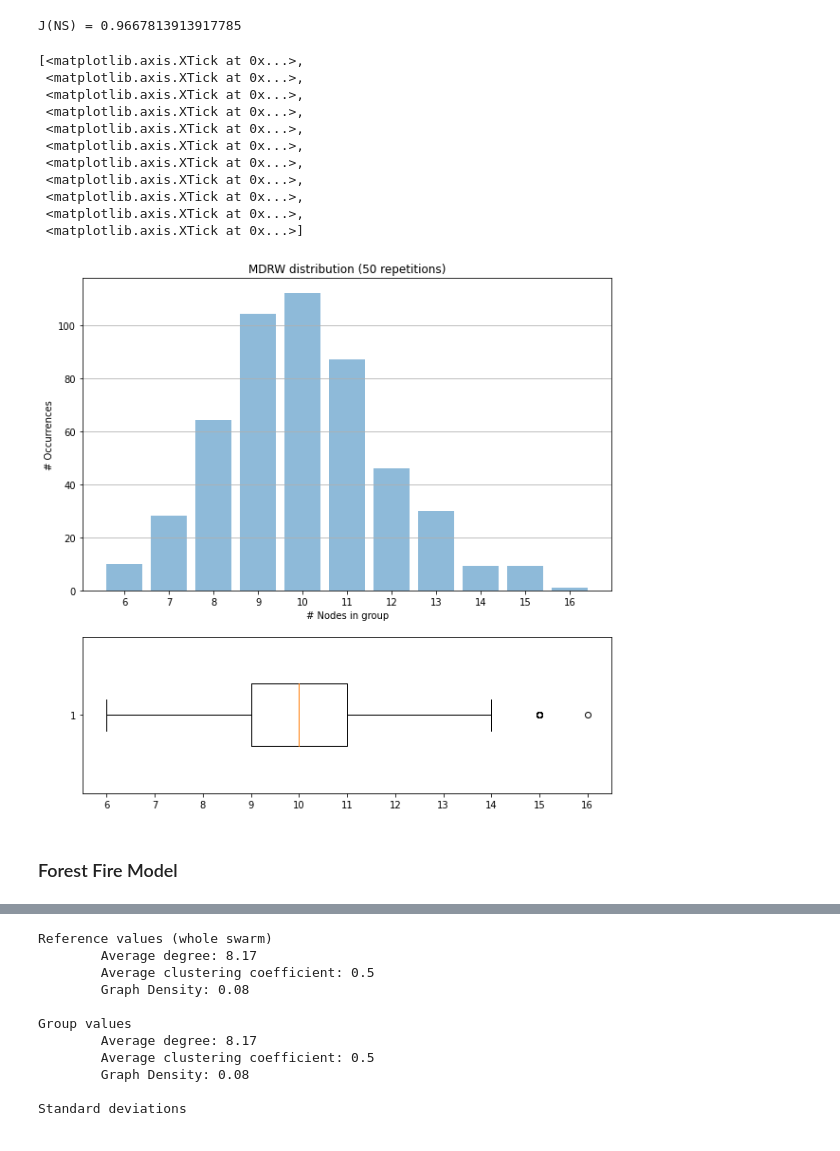
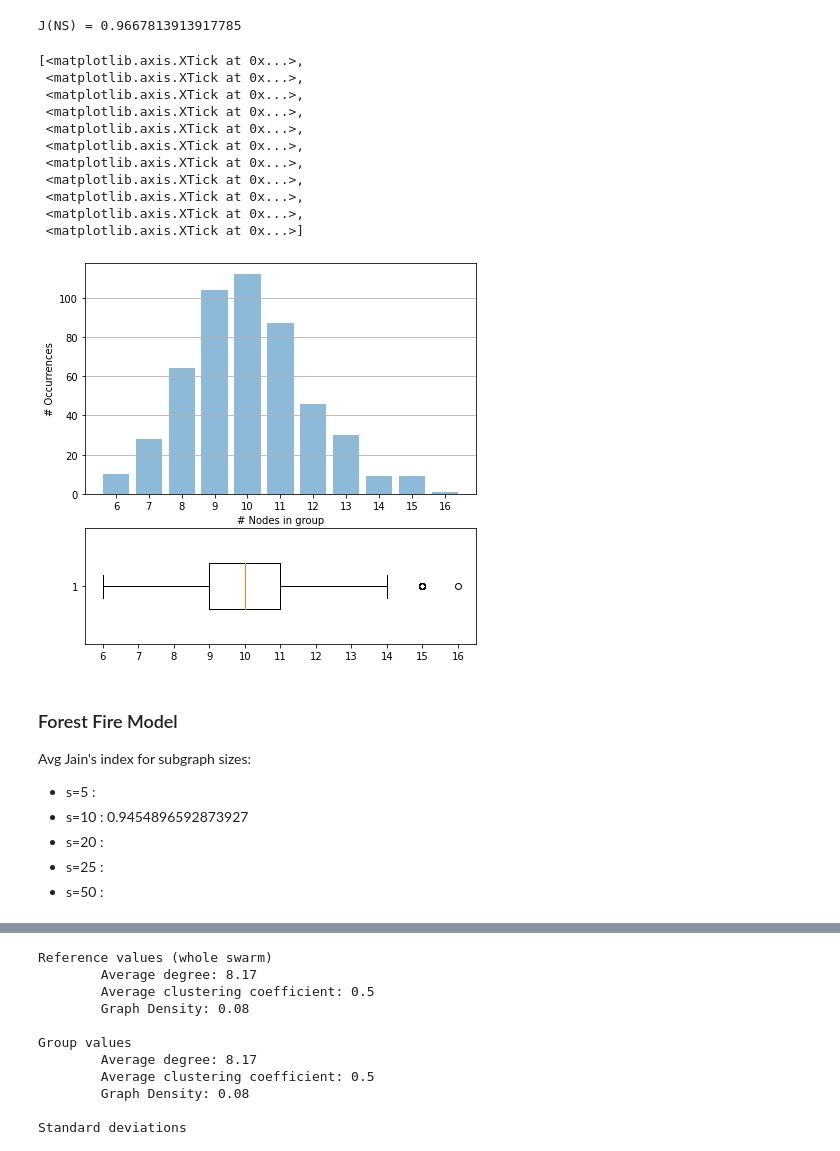
Before and after one commit to eakopyan/SwarmPy_Simulator, a Jupyter notebook: src/network_mining.ipynb, the cells around one changed output, grey strips where cells are left out. Drawn from its saved outputs; the diff is of its cells as text; code cells hidden in the pictures.

Commit message:
Nettoyage figures

```diff
--- a/src/network_mining.ipynb
+++ b/src/network_mining.ipynb
@@ -102,8 +112,3 @@ for t,swarm in swarm_topo.items():
         neighbor_matrix = sw.neighbor_matrix()
         swarms.append(sw)
     group_swarms_rns[t] = swarms
-
-for sw in group_swarms_rns[0]:
-    print(sw)
-    if sw.nodes:
-        print('Group ID:', sw.nodes[0].group)
@@ -201,3 +203,14 @@ Variation coefficients
         AD: 0.2201
         ACC: 0.11
         GD: 0.2957
+# %%
+group_diameters = []
+
+for group_id in clist:
+    with tqdm(total=len(swarm_topo.keys()), desc='Group '+str(group_id)) as pbar:
+        for t,swarm in swarm_topo.items():
+            group_diameters.append(swarm.diameter(group_swarms_rns[t][group_id])[2]-1)
+            pbar.update(1)
+
+avg_dia = np.mean(group_diameters)
+std_dia = np.std(group_diameters)
@@ -203,0 +221,11 @@ Variation coefficients
+# %%
+network_sizes = []
+
+with tqdm(total=len(groups.keys()), desc='Network size') as pbar:
+    for t, comm_data in groups.items(): # comm_data = Dict(comm_id:list(count)), groups = Dict(timestamp:comm_data)
+        network_sizes.extend([e for distribs in comm_data.values() for e in distribs])
+        pbar.update()
+
+avg_ns = np.mean(network_sizes)
+std_ns = np.std(network_sizes)
+print(avg_ns, std_ns)
@@ -349,5 +395,5 @@ ax.set_xticks(x_pos)
 # %%
-group_ids = range(10) # List of group IDs
+group_ids = range(20) # List of group IDs
 sf = 50 # Number of repetitions
 
 groups_mdrw = {} # Dict(timestamp:comm_data)
@@ -357,10 +403,9 @@ with tqdm(total=len(swarm_topo.keys()), desc='MDRW') as pbar:
         comm_data = {} # Dict(comm_id:list(count))
         for i in group_ids:
             comm_data[i] = []
-        comm_data[-1] = [] # Possible unassigned nodes
 
         for i in range(sf*t, sf*(t+1)):
-            swarm.MDRW(s=i)
+            swarm.MDRW(n=len(group_ids), s=i)
             communities = [n.group for n in swarm.nodes]
             distrib = Counter(communities)
             for k in comm_data.keys():
@@ -591,38 +652,44 @@ print('J(NS) =', J(1.8536450577173613/10.0))
 J(NS) = 0.9667813913917785
 # %%
 # Build the plot
-fig, axes = plt.subplots(nrows=2, figsize=(10,10), gridspec_kw={'height_ratios': [2, 1]})
+fig, axes = plt.subplots(nrows=2, figsize=(7,7), gridspec_kw={'height_ratios': [2, 1]})
 ax = axes[0] # Plot bar distribution
 ax.bar(x_pos, data,
        align='center',
        alpha=0.5)
 ax.set_xlabel('# Nodes in group')
 ax.set_ylabel('# Occurrences')
 ax.set_xticks(x_pos)
 ax.set_xticklabels(x_pos)
-ax.set_title('MDRW distribution (50 repetitions)')
+#ax.set_title('MDRW distribution (50 repetitions)')
 ax.yaxis.grid(True)
 
 ax = axes[1] # Boxplot distribution
 ax.boxplot(sorted(distrib.elements()),
            widths=0.4,
            vert=False)
 ax.set_xticks(x_pos)
 # %% [output]
 [<matplotlib.axis.XTick at 0x...>,
  <matplotlib.axis.XTick at 0x...>,
  <matplotlib.axis.XTick at 0x...>,
  <matplotlib.axis.XTick at 0x...>,
  <matplotlib.axis.XTick at 0x...>,
  <matplotlib.axis.XTick at 0x...>,
  <matplotlib.axis.XTick at 0x...>,
  <matplotlib.axis.XTick at 0x...>,
  <matplotlib.axis.XTick at 0x...>,
  <matplotlib.axis.XTick at 0x...>,
  <matplotlib.axis.XTick at 0x...>]
-[figure, old version]
+[figure, new version]
-# %% [markdown]
-### Forest Fire Model
+# %% [markdown]
+### Forest Fire Model
+Avg Jain's index for subgraph sizes:
+ * s=5 :
+ * s=10 : 0.9454896592873927
+ * s=20 :
+ * s=25 :
+ * s=50 :
 # %%
 group_ids = range(10) # List of group IDs
 sf = 50 # Number of repetitions
```
Also changed, not shown: parts of 38 cells of this notebook, 13 other files.
